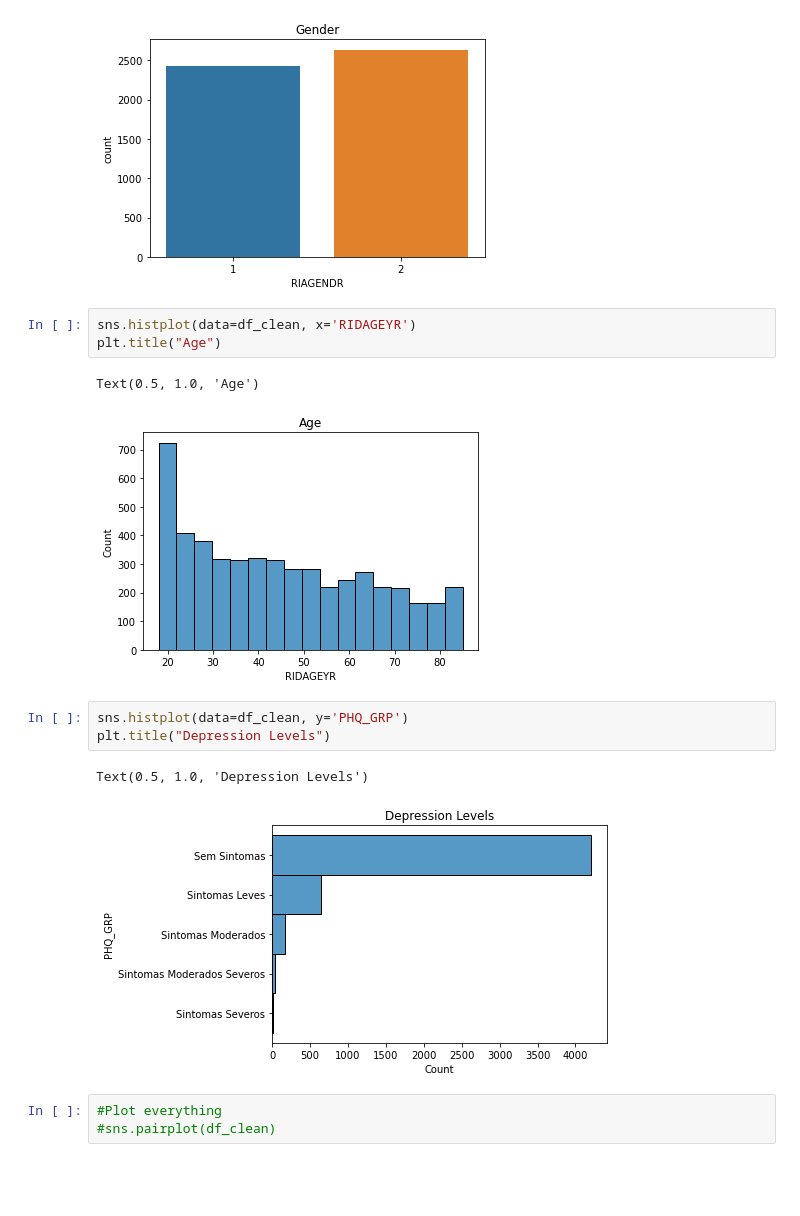
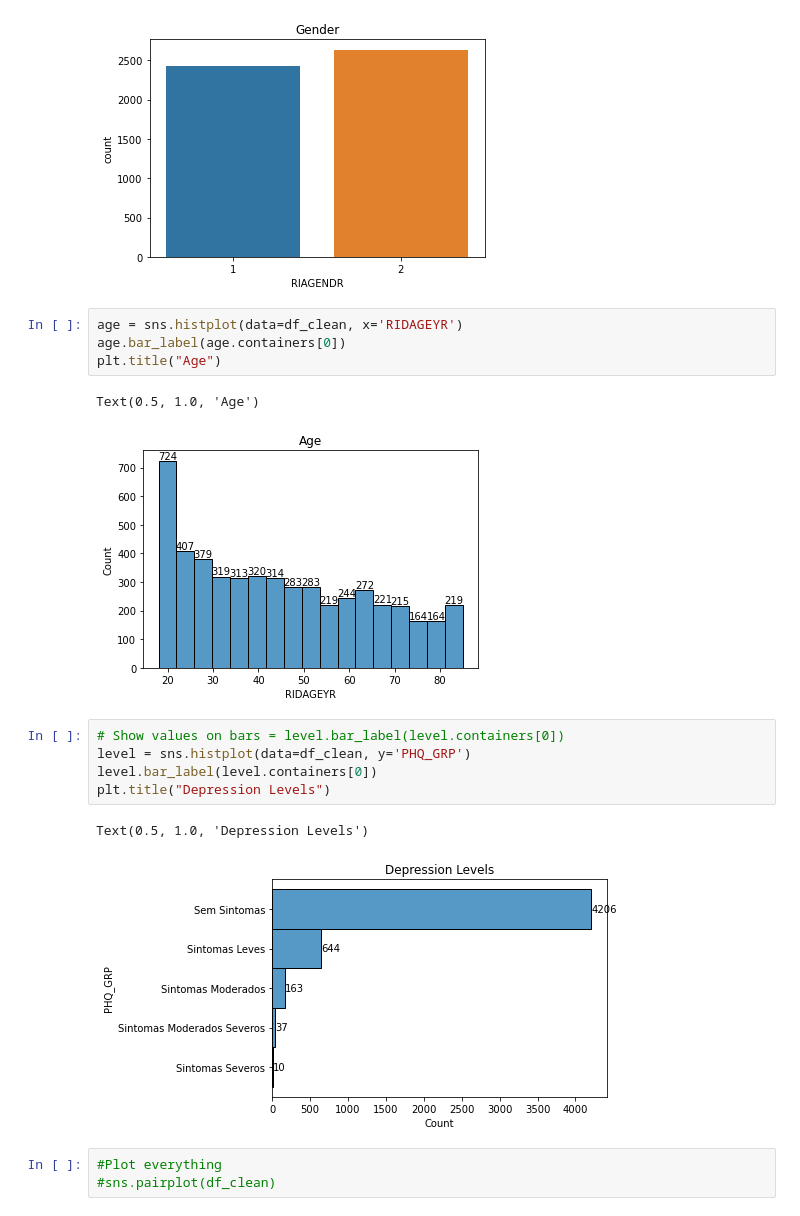
Before and after one commit to onemarcos/Tera-Jupyter-Notebook, a Jupyter notebook: Desafio Inferência/Desafio Inferência.ipynb, the cells around one changed output. Cells and saved outputs as stored; diff of their text form; blank space fills up the shorter version.

```diff
--- a/Desafio Inferência/Desafio Inferência.ipynb
+++ b/Desafio Inferência/Desafio Inferência.ipynb
@@ -154,17 +154,20 @@ plt.title("Gender")
 Text(0.5, 1.0, 'Gender')
 [figure]
 # %%
-sns.histplot(data=df_clean, x='RIDAGEYR')
+age = sns.histplot(data=df_clean, x='RIDAGEYR')
+age.bar_label(age.containers[0])
 plt.title("Age")
 # %% [output]
 Text(0.5, 1.0, 'Age')
-[figure, old version]
+[figure, new version]
 # %%
-sns.histplot(data=df_clean, y='PHQ_GRP')
+# Show values on bars = level.bar_label(level.containers[0])
+level = sns.histplot(data=df_clean, y='PHQ_GRP')
+level.bar_label(level.containers[0])
 plt.title("Depression Levels")
 # %% [output]
 Text(0.5, 1.0, 'Depression Levels')
-[figure, old version]
+[figure, new version]
 # %%
 #Plot everything
 #sns.pairplot(df_clean)
```
Also changed, not shown: parts of 3 cells of this notebook, 1 other file.
